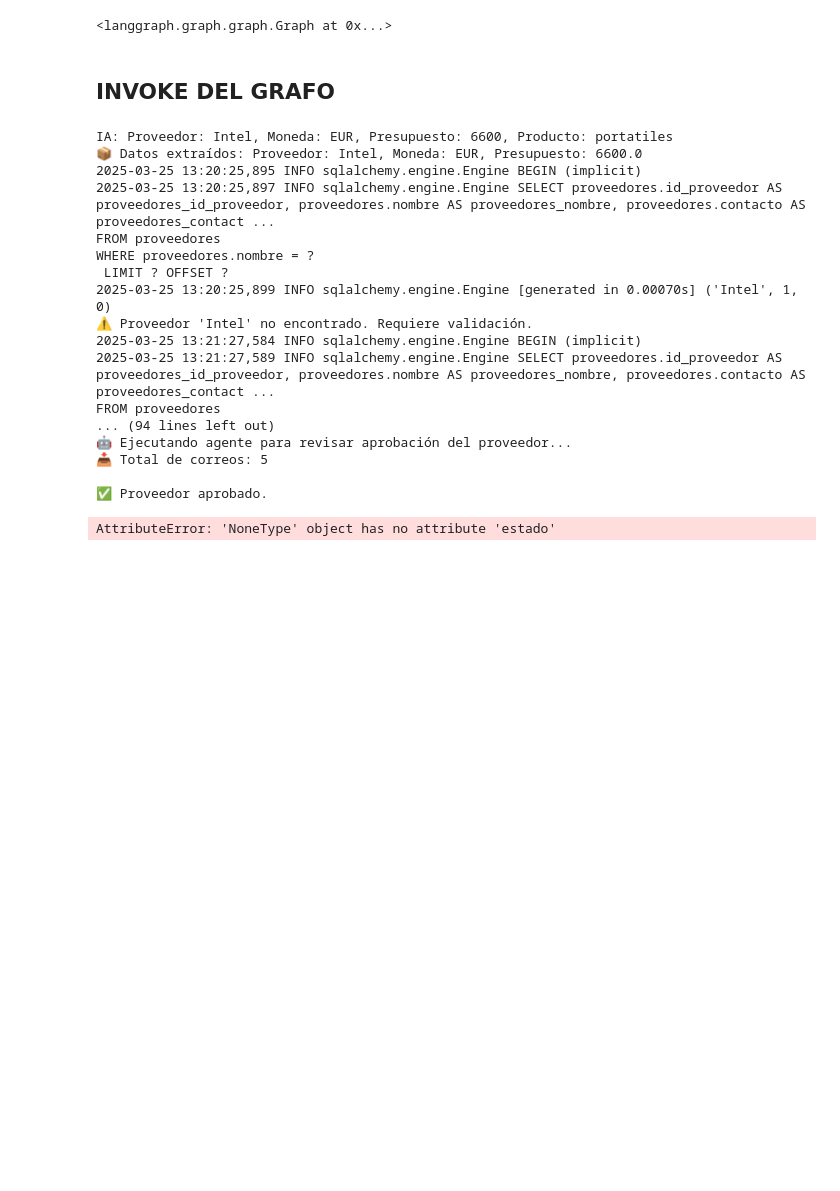
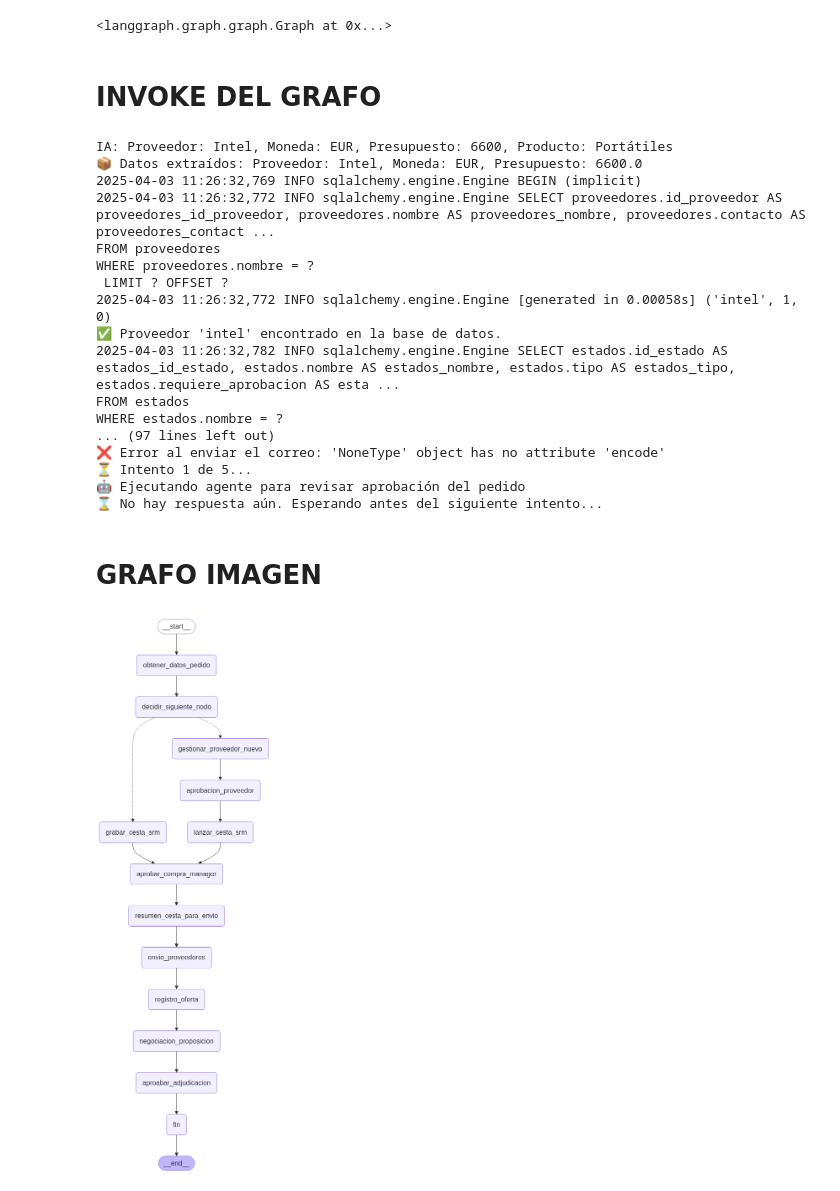
Before and after one commit to jorgevcnt/TFM_repo, a Jupyter notebook: Flujo LangGraph.ipynb, the cells around one changed output. Saved outputs shown, nothing was run; the diff lists cells and outputs as text; code cells hidden in the pictures; blank space fills up the shorter version.

```diff
--- a/Flujo LangGraph.ipynb
+++ b/Flujo LangGraph.ipynb
@@ -1369,7 +1377,6 @@ graph_builder.add_node("grabar_cesta_srm", grabar_cesta_srm)
 graph_builder.add_node("aprobar_compra_manager", aprobar_compra_manager)
 graph_builder.add_node("aprobacion_proveedor", aprobacion_proveedor)
 graph_builder.add_node("lanzar_cesta_srm", lanzar_cesta_srm)
-graph_builder.add_node("aprobar_compra_manager", aprobar_compra_manager)
 graph_builder.add_node("resumen_cesta_para_envio", resumen_cesta_para_envio)
 graph_builder.add_node("envio_proveedores", envio_proveedores)
 graph_builder.add_node("registro_oferta", registro_oferta)
@@ -1386,7 +1393,15 @@ graph_builder.add_edge(START, "obtener_datos_pedido")
 graph_builder.add_edge("obtener_datos_pedido", "decidir_siguiente_nodo")
 
 # Configurar la decisión basada en la existencia del proveedor
-graph_builder.add_conditional_edges("decidir_siguiente_nodo", decidir_siguiente_nodo)
+graph_builder.add_conditional_edges(
+    "decidir_siguiente_nodo",
+    decidir_siguiente_nodo,  # <-- esta es tu función que retorna ("nombre_nodo", datos)
+    {
+        "gestionar_proveedor_nuevo": "gestionar_proveedor_nuevo",
+        "grabar_cesta_srm": "grabar_cesta_srm",
+    }
+)
+
 
 # PROVEEDOR NUEVO
 graph_builder.add_edge("gestionar_proveedor_nuevo", "aprobacion_proveedor")
@@ -1409,26 +1424,33 @@ graph_builder.add_edge("fin", END)
 # %%
 graph = graph_builder.compile()
 # %% [markdown]
-## INVOKE DEL GRAFO
+# INVOKE DEL GRAFO
 # %%
 prompt = "Quiero comprar 20 portatiles del proveedor intel con un presupuesto de 6600 euros"
 result = graph.invoke(prompt)
 # %% [output]
-IA: Proveedor: Intel, Moneda: EUR, Presupuesto: 6600, Producto: portatiles
+IA: Proveedor: Intel, Moneda: EUR, Presupuesto: 6600, Producto: Portátiles
 📦 Datos extraídos: Proveedor: Intel, Moneda: EUR, Presupuesto: 6600.0
-2025-03-25 13:20:25,895 INFO sqlalchemy.engine.Engine BEGIN (implicit)
-2025-03-25 13:20:25,897 INFO sqlalchemy.engine.Engine SELECT proveedores.id_proveedor AS proveedores_id_proveedor, proveedores.nombre AS proveedores_nombre, proveedores.contacto AS proveedores_contact ...
+2025-04-03 11:26:32,769 INFO sqlalchemy.engine.Engine BEGIN (implicit)
+2025-04-03 11:26:32,772 INFO sqlalchemy.engine.Engine SELECT proveedores.id_proveedor AS proveedores_id_proveedor, proveedores.nombre AS proveedores_nombre, proveedores.contacto AS proveedores_contact ...
 FROM proveedores
 WHERE proveedores.nombre = ?
  LIMIT ? OFFSET ?
-2025-03-25 13:20:25,899 INFO sqlalchemy.engine.Engine [generated in 0.00070s] ('Intel', 1, 0)
-⚠️ Proveedor 'Intel' no encontrado. Requiere validación.
-2025-03-25 13:21:27,584 INFO sqlalchemy.engine.Engine BEGIN (implicit)
-2025-03-25 13:21:27,589 INFO sqlalchemy.engine.Engine SELECT proveedores.id_proveedor AS proveedores_id_proveedor, proveedores.nombre AS proveedores_nombre, proveedores.contacto AS proveedores_contact ...
-FROM proveedores
-... (94 lines left out)
-🤖 Ejecutando agente para revisar aprobación del proveedor...
-📥 Total de correos: 5
-
-✅ Proveedor aprobado.
+2025-04-03 11:26:32,772 INFO sqlalchemy.engine.Engine [generated in 0.00058s] ('intel', 1, 0)
+✅ Proveedor 'intel' encontrado en la base de datos.
+2025-04-03 11:26:32,782 INFO sqlalchemy.engine.Engine SELECT estados.id_estado AS estados_id_estado, estados.nombre AS estados_nombre, estados.tipo AS estados_tipo, estados.requiere_aprobacion AS esta ...
+FROM estados
+WHERE estados.nombre = ?
+... (97 lines left out)
+❌ Error al enviar el correo: 'NoneType' object has no attribute 'encode'
+⏳ Intento 1 de 5...
+🤖 Ejecutando agente para revisar aprobación del pedido
+⌛ No hay respuesta aún. Esperando antes del siguiente intento...
-AttributeError: 'NoneType' object has no attribute 'estado'
+# %% [markdown]
+# GRAFO IMAGEN
+# %%
+from IPython.display import Image, display
+
+display(Image(graph.get_graph().draw_mermaid_png()))
+# %% [output]
+[figure, added]
```
Also changed, not shown: parts of 3 cells of this notebook, 6 other files.
